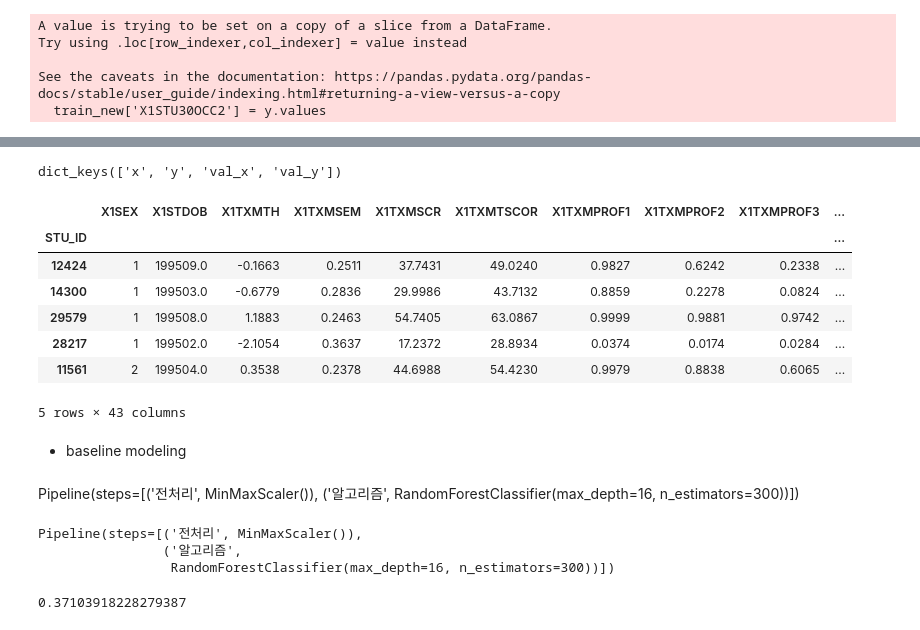
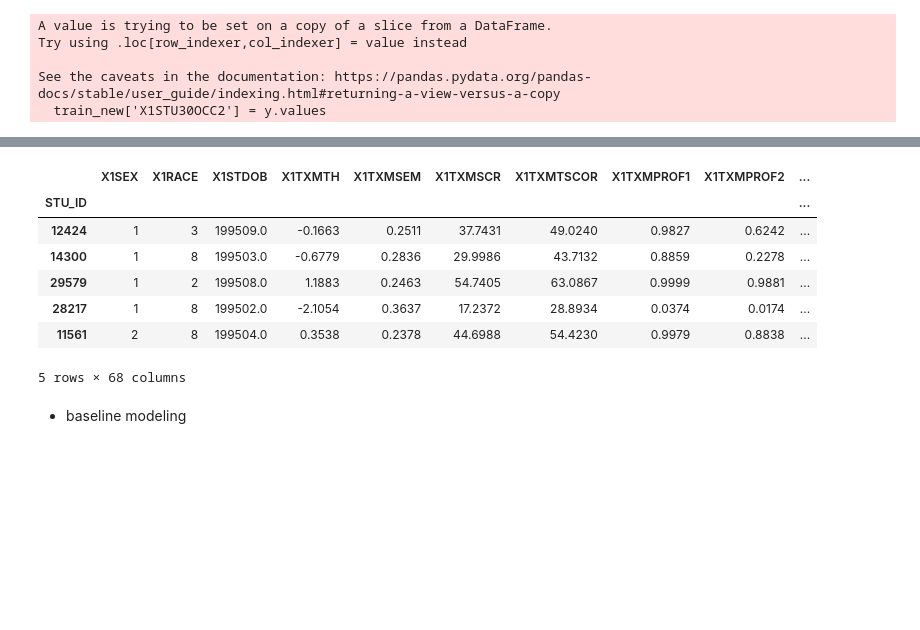
Before and after one commit to Hwijune/hackt, a Jupyter notebook: 08_DS/2023-DS-Multi_Classification.ipynb, the cells around one changed output, grey strips where cells are left out. Drawn from its saved outputs; the diff is of its cells as text; code cells hidden in the pictures; blank space fills up the shorter version.

```diff
--- a/08_DS/2023-DS-Multi_Classification.ipynb
+++ b/08_DS/2023-DS-Multi_Classification.ipynb
@@ -275,29 +244,23 @@ import joblib
 # %%
-with open('data/my_val.pkl', 'rb') as f:
-    data = joblib.load(f)
-    print(data.keys())
-locals().update(data)
-del data
-np.random.seed(123)
+# with open('/content/drive/Othercomputers/내 노트북/study/08_DS/data/multi_classification/my_val.pkl', 'rb') as f:
+#     data = joblib.load(f)
+#     print(data.keys())
+# locals().update(data)
+# del data
+# np.random.seed(123)
-# %% [output]
-dict_keys(['x', 'y', 'val_x', 'val_y'])
 # %%
-test = pd.read_csv('data/test_ver03.csv', index_col='STU_ID')
-idx2job = pd.read_csv('data/idx2job.csv', index_col=0)
+test = pd.read_csv('/content/drive/Othercomputers/내 노트북/study/08_DS/data/multi_classification/test_ver03.csv', index_col='STU_ID')
+idx2job = pd.read_csv('/content/drive/Othercomputers/내 노트북/study/08_DS/data/multi_classification/idx2job.csv', index_col=0)
 idx2job = idx2job['job'].to_dict()
 test.head()
 # %% [output]
-|  | X1SEX | X1STDOB | X1TXMTH | X1TXMSEM | X1TXMSCR | X1TXMTSCOR | X1TXMPROF1 | X1TXMPROF2 | X1TXMPROF3 | ... |
+|  | X1SEX | X1RACE | X1STDOB | X1TXMTH | X1TXMSEM | X1TXMSCR | X1TXMTSCOR | X1TXMPROF1 | X1TXMPROF2 | ... |
 | STU_ID |  |  |  |  |  |  |  |  |  | ... |
-| 12424 | 1 | 199509.0 | -0.1663 | 0.2511 | 37.7431 | 49.0240 | 0.9827 | 0.6242 | 0.2338 | ... |
-| 14300 | 1 | 199503.0 | -0.6779 | 0.2836 | 29.9986 | 43.7132 | 0.8859 | 0.2278 | 0.0824 | ... |
-| 29579 | 1 | 199508.0 | 1.1883 | 0.2463 | 54.7405 | 63.0867 | 0.9999 | 0.9881 | 0.9742 | ... |
-| 28217 | 1 | 199502.0 | -2.1054 | 0.3637 | 17.2372 | 28.8934 | 0.0374 | 0.0174 | 0.0284 | ... |
-| 11561 | 2 | 199504.0 | 0.3538 | 0.2378 | 44.6988 | 54.4230 | 0.9979 | 0.8838 | 0.6065 | ... |
+| 12424 | 1 | 3 | 199509.0 | -0.1663 | 0.2511 | 37.7431 | 49.0240 | 0.9827 | 0.6242 | ... |
+| 14300 | 1 | 8 | 199503.0 | -0.6779 | 0.2836 | 29.9986 | 43.7132 | 0.8859 | 0.2278 | ... |
+| 29579 | 1 | 2 | 199508.0 | 1.1883 | 0.2463 | 54.7405 | 63.0867 | 0.9999 | 0.9881 | ... |
+| 28217 | 1 | 8 | 199502.0 | -2.1054 | 0.3637 | 17.2372 | 28.8934 | 0.0374 | 0.0174 | ... |
+| 11561 | 2 | 8 | 199504.0 | 0.3538 | 0.2378 | 44.6988 | 54.4230 | 0.9979 | 0.8838 | ... |
-5 rows × 43 columns
+5 rows × 68 columns
 # %% [markdown]
 - baseline modeling
-# %% [markdown]
-Pipeline(steps=[('전처리', MinMaxScaler()),
-                ('알고리즘',
-                 RandomForestClassifier(max_depth=16, n_estimators=300))])
@@ -310,11 +266,0 @@ pipe = Pipeline([('전처리',MinMaxScaler()),
-# %%
-pipe.fit(x,y)
-# %% [output]
-Pipeline(steps=[('전처리', MinMaxScaler()),
-                ('알고리즘',
-                 RandomForestClassifier(max_depth=16, n_estimators=300))])
-# %%
-from sklearn.metrics import accuracy_score
-accuracy_score(val_y, pipe.predict(val_x))
-# %% [output]
-0.37103918228279387
```
Also changed, not shown: parts of 39 cells of this notebook, 13 other files.
